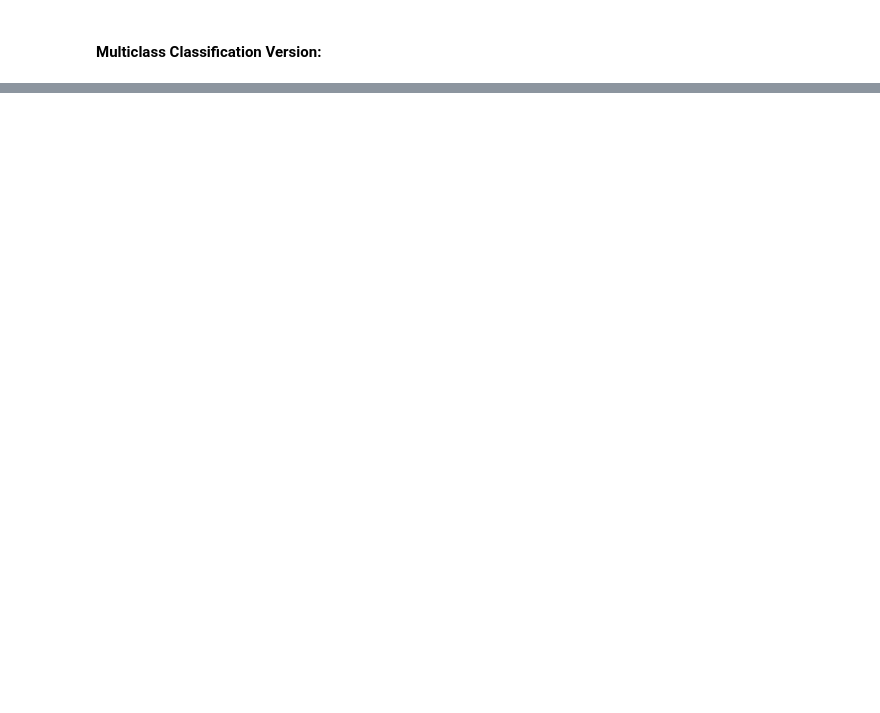
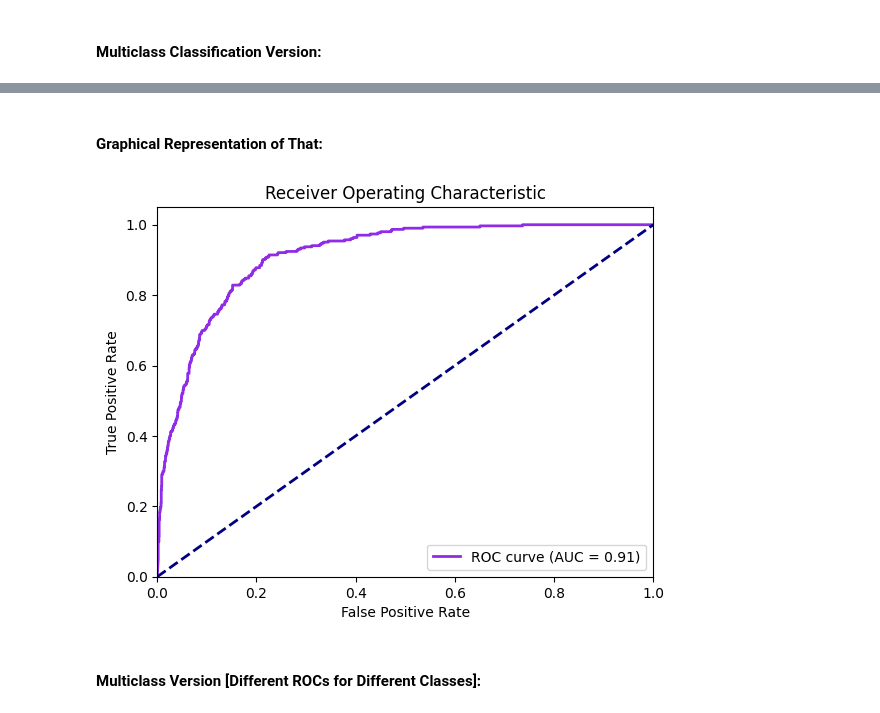
Before and after one commit to pragmatic-philosopher09/Audio-Emotion-Analyzer-Through-Deep-Learning, a Jupyter notebook: Phase_3_Building_CNN_Model.ipynb, the cells around one changed output, grey strips where cells are left out. Drawn from its saved outputs; the diff is of its cells as text; code cells hidden in the pictures; blank space fills up the shorter version.

Commit message:
Final Changes With Some More Evaluation Metrics 🛠️✅

```diff
--- a/Phase_3_Building_CNN_Model.ipynb
+++ b/Phase_3_Building_CNN_Model.ipynb
@@ -357,0 +379,10 @@ Recall:  0.6808670195881183
+# %%
+from sklearn.metrics import roc_auc_score
+
+# make predictions on test set
+y_pred = model.predict(x_test_cnn)
+
+# calculate ROC-AUC score
+roc_auc = roc_auc_score(y_test, y_pred, average='macro')
+
+print('ROC-AUC score:', roc_auc)
@@ -357,0 +392,24 @@ Recall:  0.6808670195881183
+# %% [markdown]
+#### Graphical Representation of That:
+# %%
+from sklearn.metrics import roc_curve, auc
+import matplotlib.pyplot as plt
+
+# Compute ROC curve and ROC-AUC score
+fpr, tpr, thresholds = roc_curve(y_test.ravel(), y_pred.ravel())
+roc_auc = auc(fpr, tpr)
+
+# Plot ROC curve
+plt.plot(fpr, tpr, color='#902ce8', lw=2, label='ROC curve (AUC = %0.2f)' % roc_auc)
+plt.plot([0, 1], [0, 1], color='navy', lw=2, linestyle='--')
+plt.xlim([0.0, 1.0])
+plt.ylim([0.0, 1.05])
+plt.xlabel('False Positive Rate')
+plt.ylabel('True Positive Rate')
+plt.title('Receiver Operating Characteristic')
+plt.legend(loc="lower right")
+plt.show()
+# %% [output]
+[figure, added]
+# %% [markdown]
+#### Multiclass Version [Different ROCs for Different Classes]:
```
Also changed, not shown: parts of 22 cells of this notebook.
